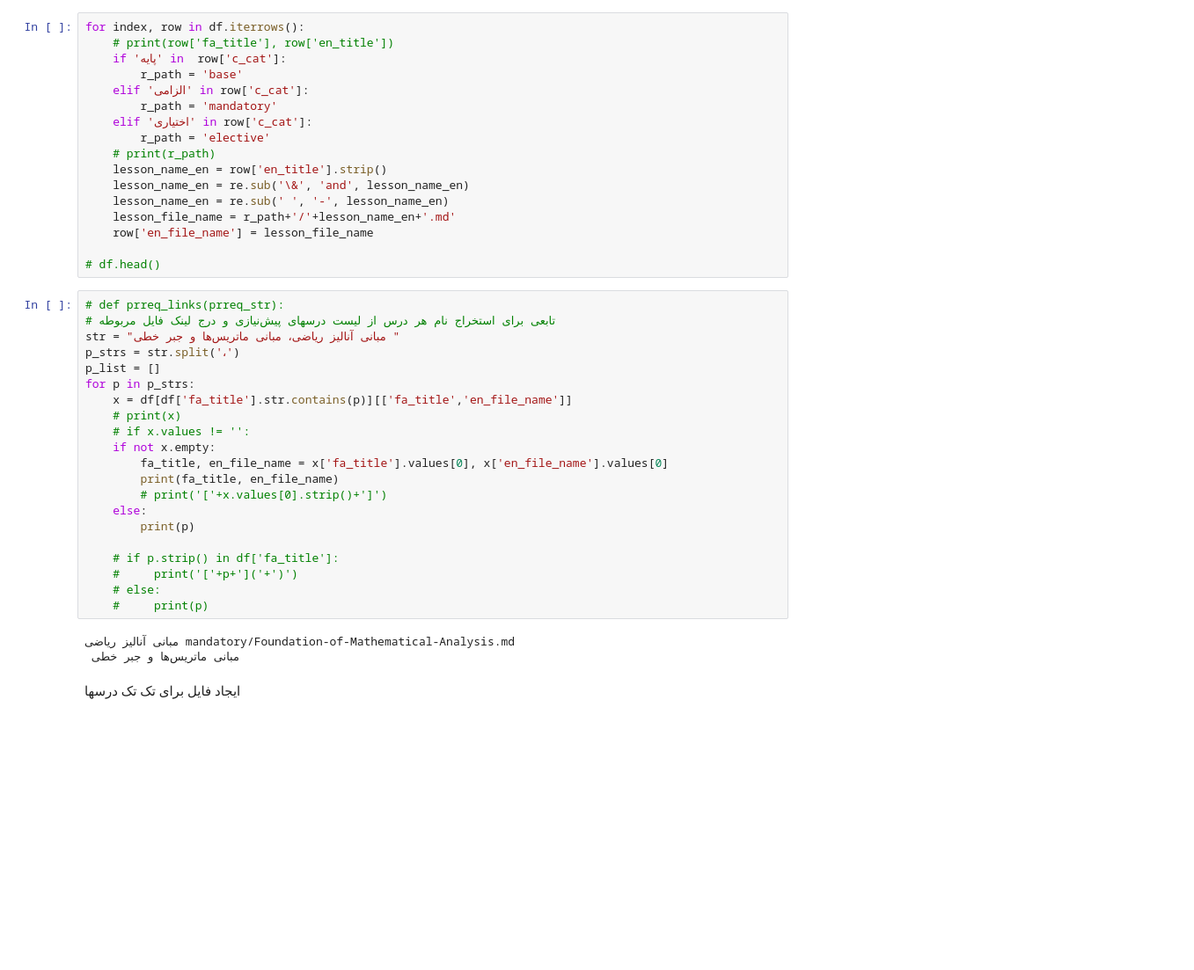
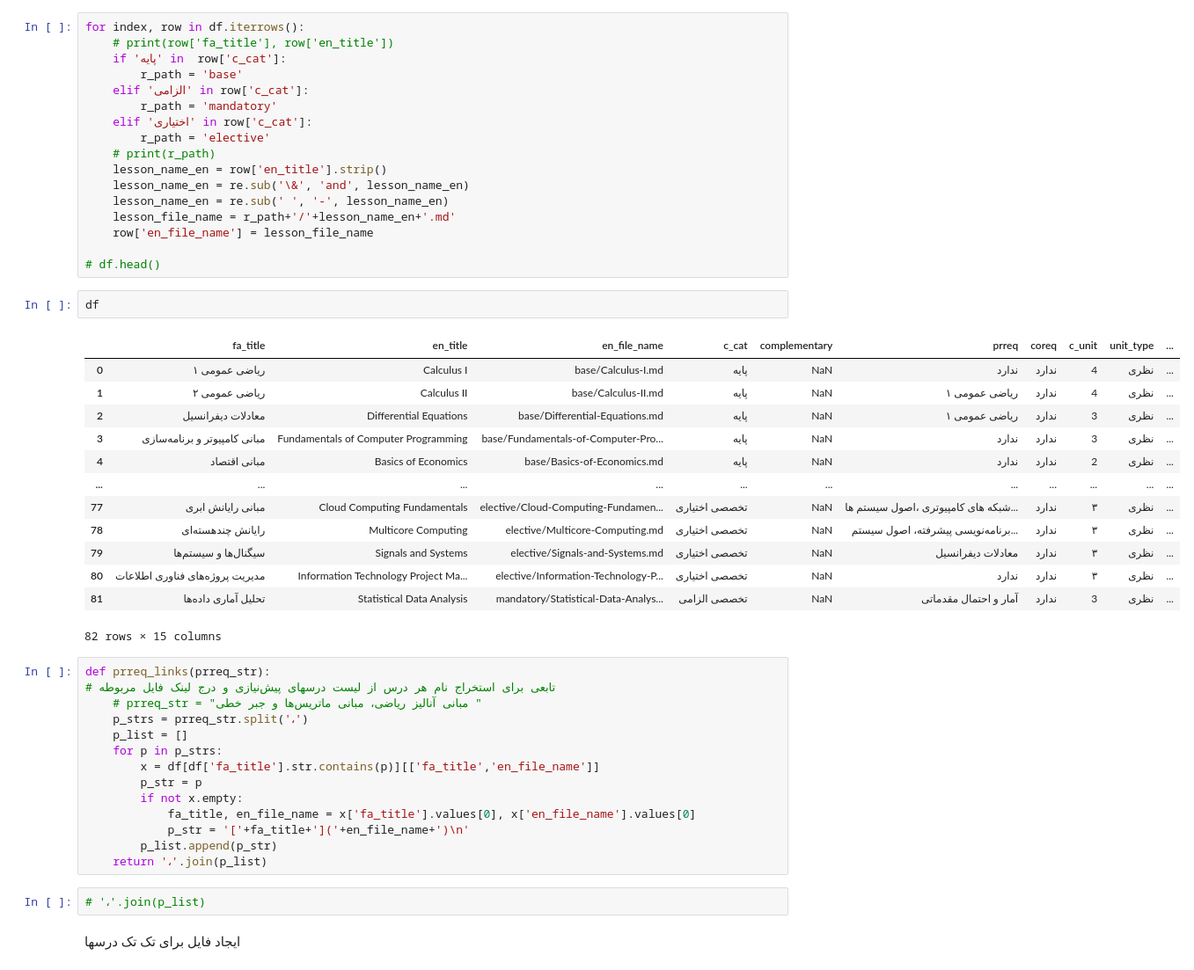
Before and after one commit to mamintoosi/mkdocs-base, a Jupyter notebook: docs/md2md.ipynb, the cells around one changed output. Shown: that part at 88% size. Drawn from its saved outputs; the diff is of its cells as text; blank space fills up the shorter version.

Commit message:
Add pre-req links

```diff
--- a/docs/md2md.ipynb
+++ b/docs/md2md.ipynb
@@ -240,30 +240,38 @@ for index, row in df.iterrows():
     row['en_file_name'] = lesson_file_name
 
 # df.head()
+# %%
+df
+# %% [output]
+|  | fa_title | en_title | en_file_name | c_cat | complementary | prreq | coreq | c_unit | unit_type | ... |
+| 0 | ریاضی عمومی ۱ | Calculus I | base/Calculus-I.md | پایه | NaN | ندارد | ندارد | 4 | نظری | ... |
+| 1 | ریاضی عمومی ۲ | Calculus II | base/Calculus-II.md | پایه | NaN | ریاضی عمومی ۱ | ندارد | 4 | نظری | ... |
+| 2 | معادلات دیفرانسیل | Differential Equations | base/Differential-Equations.md | پایه | NaN | ریاضی عمومی ۱ | ندارد | 3 | نظری | ... |
+| 3 | مبانی کامپیوتر و برنامه‌سازی | Fundamentals of Computer Programming | base/Fundamentals-of-Computer-Pro... | پایه | NaN | ندارد | ندارد | 3 | نظری | ... |
+| 4 | مبانی اقتصاد | Basics of Economics | base/Basics-of-Economics.md | پایه | NaN | ندارد | ندارد | 2 | نظری | ... |
+| ... | ... | ... | ... | ... | ... | ... | ... | ... | ... | ... |
+| 77 | مبانی رایانش ابری | Cloud Computing Fundamentals | elective/Cloud-Computing-Fundamen... | تخصصی اختیاری | NaN | شبکه های کامپيوتری ،اصول سيستم ها... | ندارد | ۳ | نظری | ... |
+| 78 | رایانش چند‌هسته‌ای | Multicore Computing | elective/Multicore-Computing.md | تخصصی اختیاری | NaN | برنامه‌نویسی پیشرفته، اصول سیستم‌... | ندارد | ۳ | نظری | ... |
+| 79 | سیگنال‌ها و سیستم‌ها | Signals and Systems | elective/Signals-and-Systems.md | تخصصی اختیاری | NaN | معادلات دیفرانسيل | ندارد | ۳ | نظری | ... |
+| 80 | مدیریت پروژه‌های فناوری اطلاعات | Information Technology Project Ma... | elective/Information-Technology-P... | تخصصی اختیاری | NaN | ندارد | ندارد | ۳ | نظری | ... |
+| 81 | تحلیل آماری داده‌ها | Statistical Data Analysis | mandatory/Statistical-Data-Analys... | تخصصی الزامی | NaN | آمار و احتمال مقدماتی | ندارد | 3 | نظری | ... |
+82 rows × 15 columns
 # %%
-# def prreq_links(prreq_str):
+def prreq_links(prreq_str):
 # تابعی برای استخراج نام هر درس از لیست درسهای پیش‌نیازی و درج لینک فایل مربوطه
-str = "مبانی آنالیز ریاضی، مبانی ماتریس‌ها و جبر خطی "
-p_strs = str.split('،')
-p_list = []
-for p in p_strs:
-    x = df[df['fa_title'].str.contains(p)][['fa_title','en_file_name']]
-    # print(x)
-    # if x.values != '':
-    if not x.empty:
-        fa_title, en_file_name = x['fa_title'].values[0], x['en_file_name'].values[0]
-        print(fa_title, en_file_name)
-        # print('['+x.values[0].strip()+']')
-    else:
-        print(p)
-
-    # if p.strip() in df['fa_title']:
-    #     print('['+p+']('+')')
-    # else:
-    #     print(p)
+    # prreq_str = "مبانی آنالیز ریاضی، مبانی ماتریس‌ها و جبر خطی "
+    p_strs = prreq_str.split('،')
+    p_list = []
+    for p in p_strs:
+        x = df[df['fa_title'].str.contains(p)][['fa_title','en_file_name']]
+        p_str = p
+        if not x.empty:
+            fa_title, en_file_name = x['fa_title'].values[0], x['en_file_name'].values[0]
+            p_str = '['+fa_title+']('+en_file_name+')\n'
+        p_list.append(p_str)
+    return '،'.join(p_list)
-# %% [output]
-مبانی آنالیز ریاضی mandatory/Foundation-of-Mathematical-Analysis.md
- مبانی ماتریس‌ها و جبر خطی
+# %%
+# '،'.join(p_list)
 # %% [markdown]
 ایجاد فایل برای تک تک درسها
 # %%
```
Also changed, not shown: parts of 6 cells of this notebook, 48 other files.
